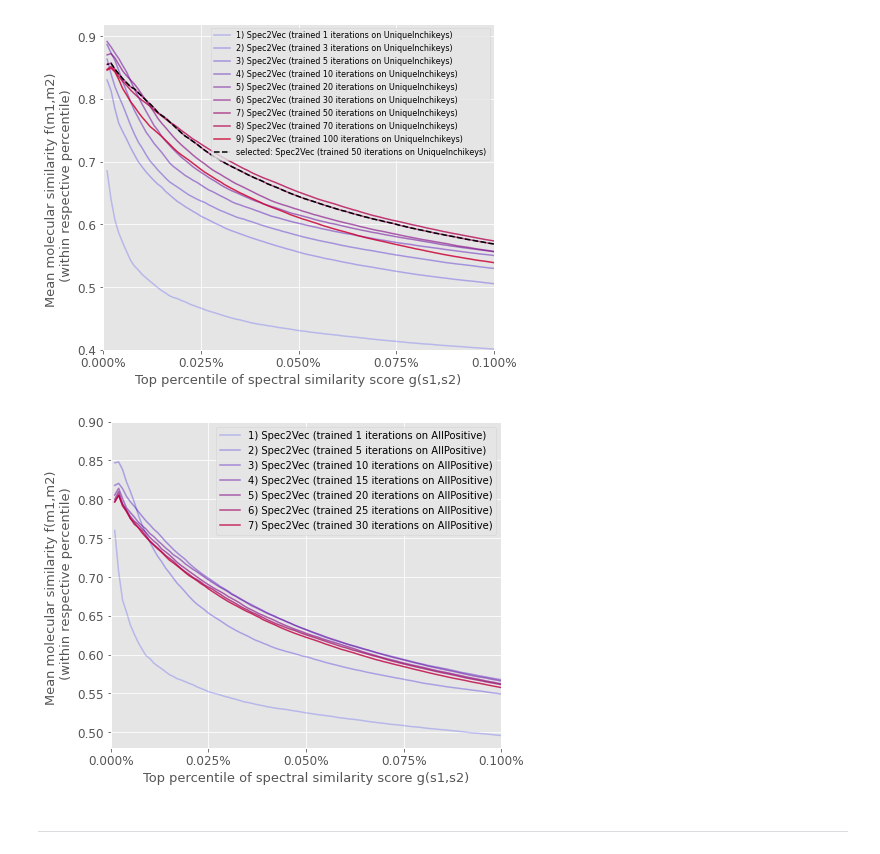
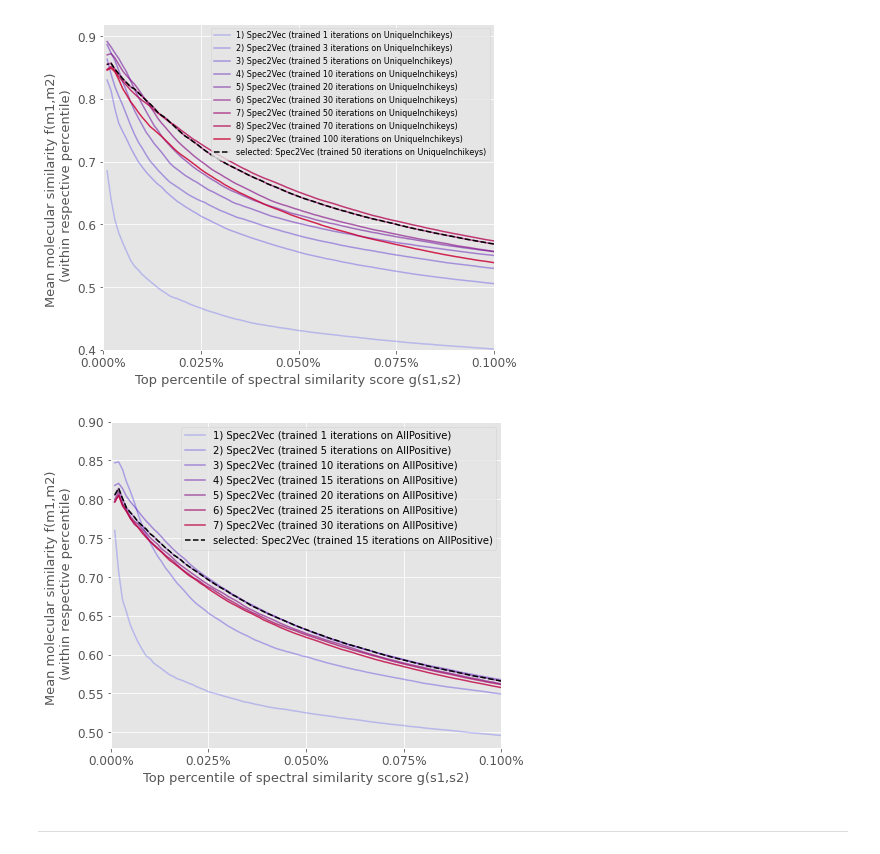
Before and after one commit to iomega/spec2vec, a Jupyter notebook: notebooks/iomega-workflow-5b-compare_model_iterations.ipynb, the cells around one changed output. Drawn from its saved outputs; the diff is of its cells as text; code cells hidden in the pictures.

```diff
--- a/notebooks/iomega-workflow-5b-compare_model_iterations.ipynb
+++ b/notebooks/iomega-workflow-5b-compare_model_iterations.ipynb
@@ -250,33 +257,37 @@ for iteration in [1, 5, 10, 15, 20, 25, 30]:
 # %%
 from matplotlib import pyplot as plt
 
 #Compare all:
 num_bins = 100
 show_top_percentile = 0.1
 
 plt.style.use('ggplot')
 fig, ax = plt.subplots(figsize=(7,6))
 
 x_percentiles = (show_top_percentile / num_bins * (1 + np.arange(num_bins)))[::-1]
 iterations = [1, 5, 10, 15, 20, 25, 30]
 
 for i, percentile in enumerate(percentiles):
     plt.plot(x_percentiles, percentiles[i],
              color=(i/8, 0, 1-i/8, 0.2+i/10),
              label='{}) Spec2Vec (trained {} iterations on AllPositive)'.format((i+1), iterations[i]))
 
+i = 3
+plt.plot(x_percentiles, percentiles[i],
+         "--", color="black",
+         label='selected: Spec2Vec (trained {} iterations on AllPositive)'.format(iterations[i]))
 plt.xticks(fontsize=12)
 plt.yticks(fontsize=12)
 
 plt.xticks(np.linspace(0, show_top_percentile, 5),
            ["{:.3f}%".format(x) for x in np.linspace(0, show_top_percentile, 5)])
 plt.legend()
 plt.xlabel("Top percentile of spectral similarity score g(s1,s2)", fontsize=13)
 plt.ylabel("Mean molecular similarity f(m1,m2) \n (within respective percentile)", fontsize=13)
 plt.xlim(0, 0.1)
 plt.ylim(0.48, 0.9)
 plt.savefig(os.path.join(path_data, 'Benchmarking_AllPositive_model_iterations.pdf'))
 # %% [output]
-[figure, old version]
+[figure, new version]
 # %% [markdown]
 ---
```
Also changed, not shown: parts of 2 cells of this notebook, 1 other file.
